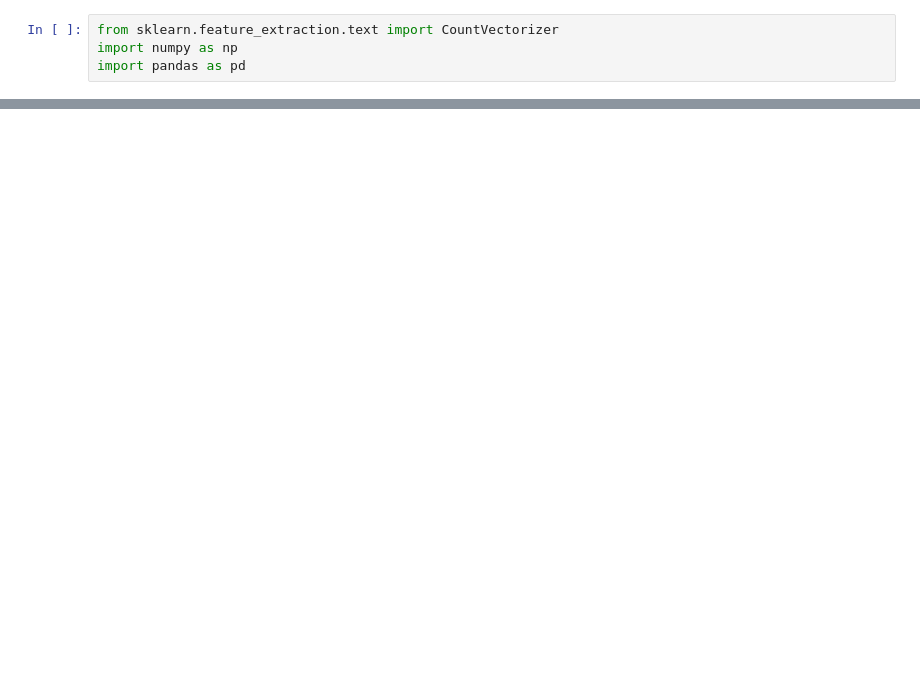
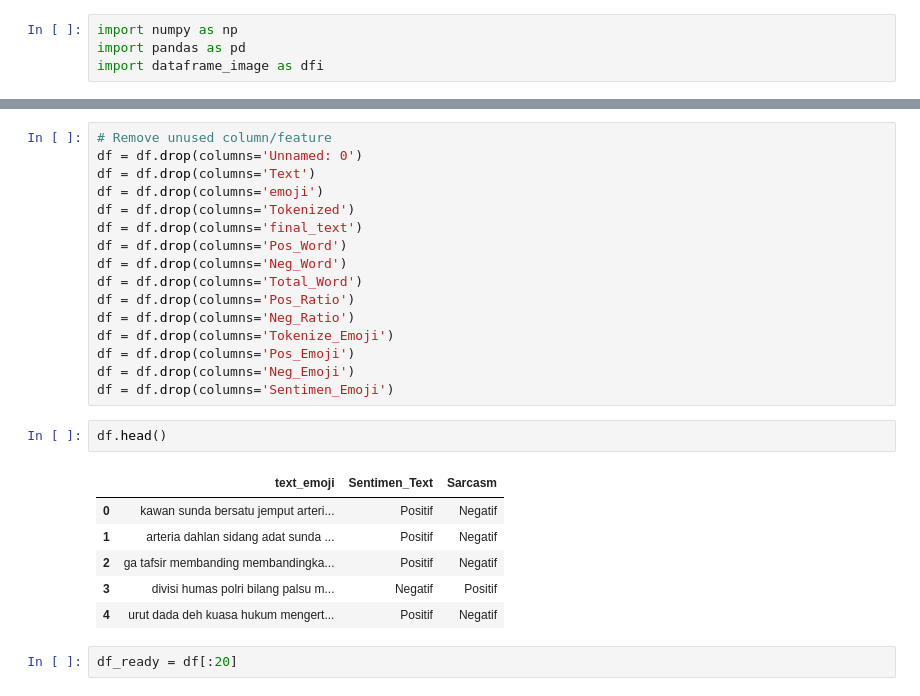
Before and after one commit to CarakaMuhamadRahman/Sarcasm-Detection-Model---Skripsi, a Jupyter notebook: TrainModel.ipynb, the cells around one changed output, grey strips where cells are left out. Cells and saved outputs as stored; diff of their text form; blank space fills up the shorter version.

```diff
--- a/TrainModel.ipynb
+++ b/TrainModel.ipynb
@@ -1,7 +1,7 @@
 # %%
-from sklearn.feature_extraction.text import CountVectorizer
 import numpy as np
 import pandas as pd
+import dataframe_image as dfi
 # %%
 df = pd.read_excel('Datasets_Ready.xlsx')
 
@@ -31,3 +31,30 @@ memory usage: 599.1+ KB
 | 2 | 4 | ga ditafsirkan membanding banding... | 😁 | ['ga', 'tafsir', 'membanding', 'm... | ga tafsir membanding membandingka... | ga tafsir membanding membandingka... | 3 | 2 | 9 | ... |
 | 3 | 5 | nantik ngak divhumas polri nya bi... | 😁 | ['nanti', 'tidak', 'divisi humas'... | divisi humas polri bilang palsu m... | divisi humas polri bilang palsu m... | 4 | 8 | 16 | ... |
 | 4 | 6 | urut dada dech kuasa hukum tdk me... | 😁 | ['urut', 'dada', 'deh', 'kuasa', ... | urut dada deh kuasa hukum mengert... | urut dada deh kuasa hukum mengert... | 14 | 6 | 28 | ... |
+# %%
+# Remove unused column/feature
+df = df.drop(columns='Unnamed: 0')
+df = df.drop(columns='Text')
+df = df.drop(columns='emoji')
+df = df.drop(columns='Tokenized')
+df = df.drop(columns='final_text')
+df = df.drop(columns='Pos_Word')
+df = df.drop(columns='Neg_Word')
+df = df.drop(columns='Total_Word')
+df = df.drop(columns='Pos_Ratio')
+df = df.drop(columns='Neg_Ratio')
+df = df.drop(columns='Tokenize_Emoji')
+df = df.drop(columns='Pos_Emoji')
+df = df.drop(columns='Neg_Emoji')
+df = df.drop(columns='Sentimen_Emoji')
+# %%
+df.head()
+# %% [output]
+|  | text_emoji | Sentimen_Text | Sarcasm |
+| 0 | kawan sunda bersatu jemput arteri... | Positif | Negatif |
+| 1 | arteria dahlan sidang adat sunda ... | Positif | Negatif |
+| 2 | ga tafsir membanding membandingka... | Positif | Negatif |
+| 3 | divisi humas polri bilang palsu m... | Negatif | Positif |
+| 4 | urut dada deh kuasa hukum mengert... | Positif | Negatif |
+# %%
+df_ready = df[:20]
```
Also changed, not shown: parts of 79 cells of this notebook, 2 other files.
